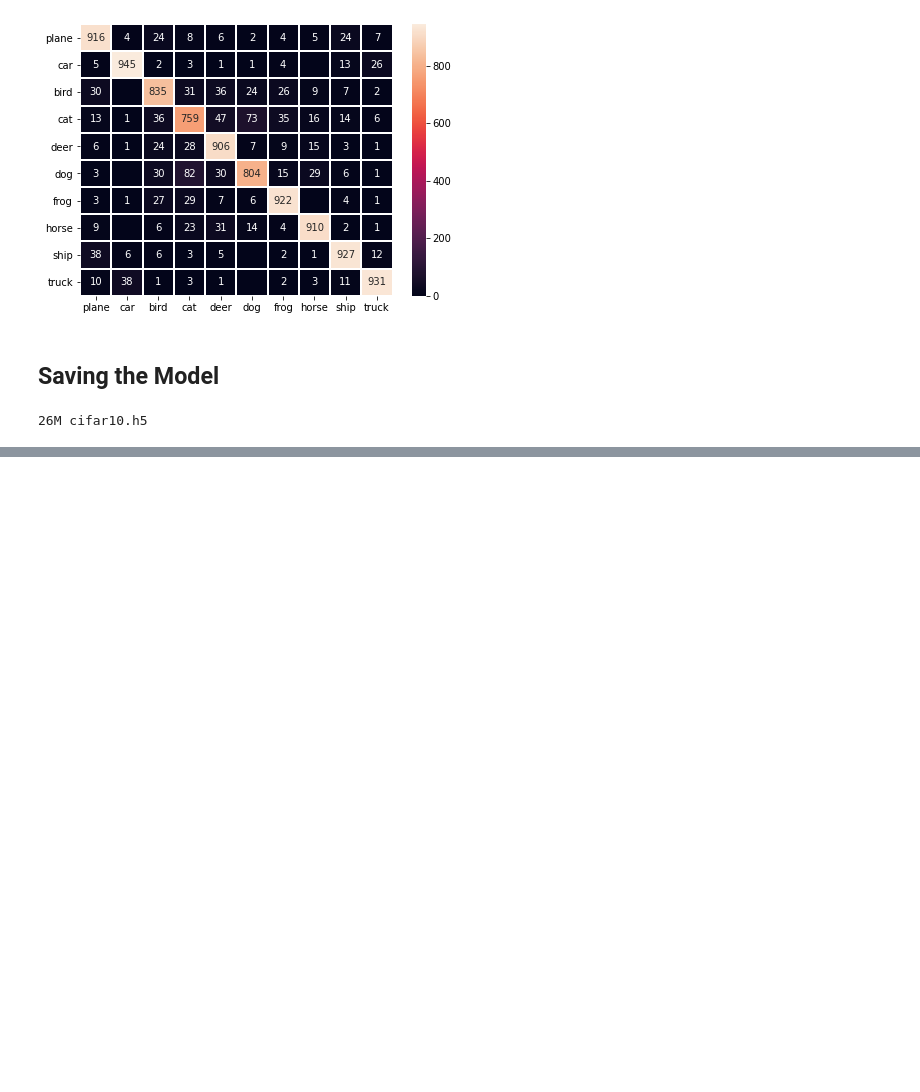
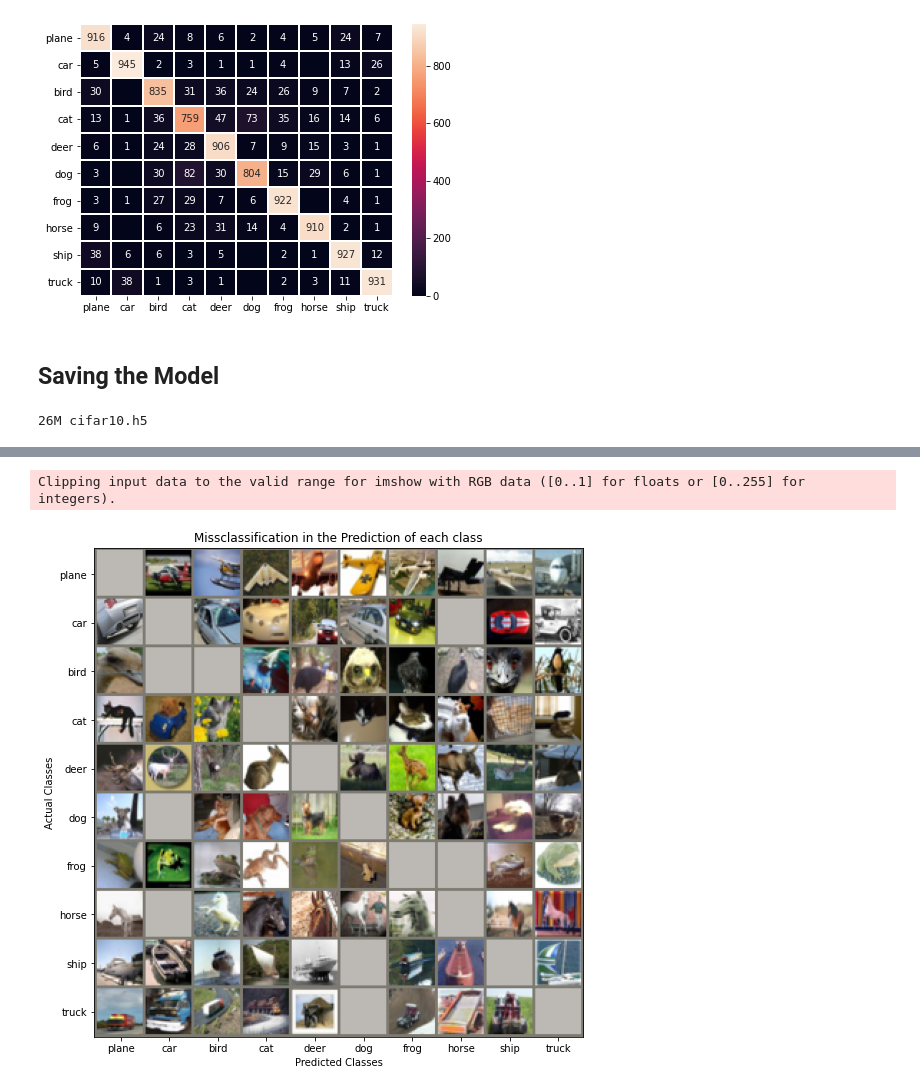
Before and after one commit to javadr/PyTorch-CIFAR10, a Jupyter notebook: Cifar10.ipynb, the cells around one changed output, grey strips where cells are left out. Cells and saved outputs as stored; diff of their text form; code cells hidden in the pictures; blank space fills up the shorter version.

Commit message:
MisClass Samples

```diff
--- a/Cifar10.ipynb
+++ b/Cifar10.ipynb
@@ -329,9 +333,11 @@ res_plot((logs['trainaccs'], logs['testaccs']), title='Accuracy' )
 class_correct = [0.] * 10
 class_total = [0.] * 10
 y_test, y_pred = [] , []
+X_test = []
 
 with torch.no_grad():
     for images, labels in testloader:
+        X_test.extend([_ for _ in images])
         outputs = model(images.to(device))
         _, predicted = torch.max(outputs, 1)
         predicted = predicted.cpu()
@@ -408,0 +417,12 @@ torch.save(model, model_name)
+# %%
+y_test = np.array(y_test)
+y_pred = np.array(y_pred)
+
+misClassified = {i:{j:[] for j in range(10)} for i in range(10)}
+
+for i in np.where(y_test != y_pred)[0]:
+    misClassified[y_test[i]][y_pred[i]].append((i))
+
+# calculating missclassification in each class.
+for i in range(10):
+    print(f"Number of misclassification in {classes[i]:5s} : {sum([len(_) for _ in misClassified[i].values()])}")
@@ -408,0 +440,25 @@ torch.save(model, model_name)
+# %%
+import warnings
+warnings.filterwarnings("ignore")
+
+null = torch.ones(3,32,32)
+temp = []
+
+for i in range(10):
+    temp.extend([misClassified[i][j][:1] for j in range(10)])
+sampleMisClass = torch.stack([X_test[_[0]] if len(_) else null for _ in temp])
+
+fig, ax = plt.subplots(figsize=(9,9))
+ax.set_title('Missclassification in the Prediction of each class')
+ax.imshow(imshow(sampleMisClass, ncol=10),)
+ax.set_xlabel('Predicted Classes')
+ax.set_ylabel('Actual Classes')
+ax.set_xticks([18+(i*34) for i in range(10)])
+ax.set_xticklabels(classes, rotation=0)
+ax.set_yticks([18+(i*34) for i in range(10)])
+ax.set_yticklabels(classes)
+plt.savefig('images/misclass.png', dpi=600)
+fig.show()
+# %% [output]
+Clipping input data to the valid range for imshow with RGB data ([0..1] for floats or [0..255] for integers).
+[figure, added]
```
Also changed, not shown: parts of 4 cells of this notebook, 2 other files.
